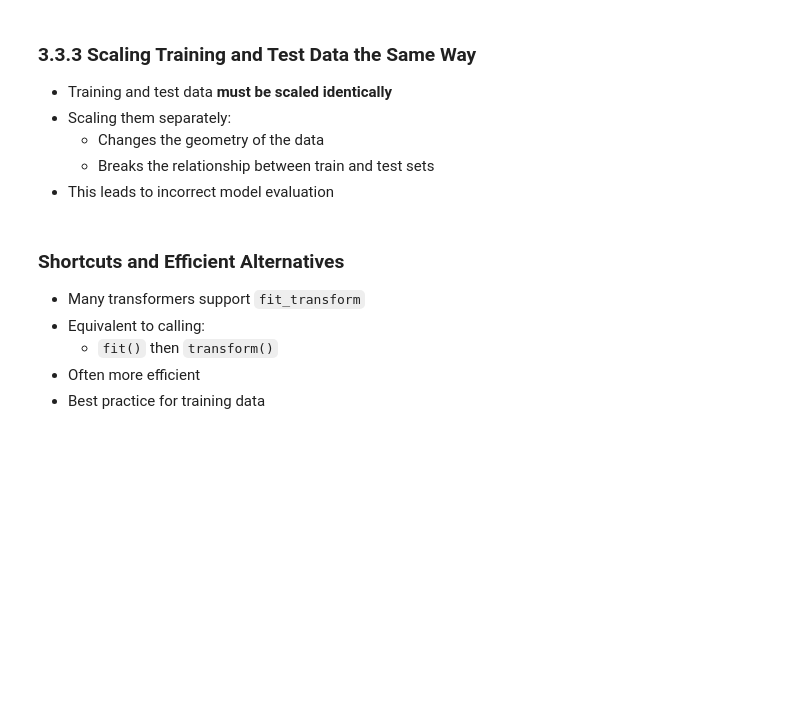
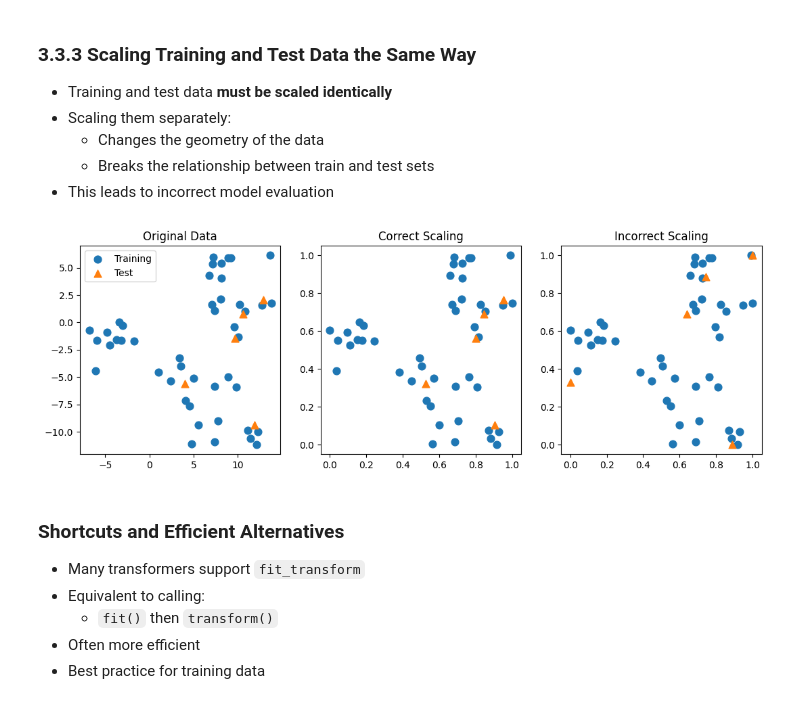
Before and after one commit to JordanDCunha/Introduction-to-Machine-Learning-with-Python, a Jupyter notebook: Chapter3.ipynb, the cells around one changed output. Drawn from its saved outputs; the diff is of its cells as text; code cells hidden in the pictures; blank space fills up the shorter version.

```diff
--- a/Chapter3.ipynb
+++ b/Chapter3.ipynb
@@ -294,36 +294,60 @@ per-feature maximum after scaling:
 - This leads to incorrect model evaluation
 # %%
 from sklearn.datasets import make_blobs
+from sklearn.model_selection import train_test_split
+from sklearn.preprocessing import MinMaxScaler
+import matplotlib.pyplot as plt
 
-X, _ = make_blobs(n_samples=50, centers=5, random_state=4, cluster_std=2)
-X_train, X_test = train_test_split(X, random_state=5, test_size=.1)
+# create synthetic blob data
+X_blobs, _ = make_blobs(
+    n_samples=50, centers=5, random_state=4, cluster_std=2
+)
+
+# train-test split (NOTE: different variable names)
+X_blobs_train, X_blobs_test = train_test_split(
+    X_blobs, random_state=5, test_size=0.1
+)
 
 fig, axes = plt.subplots(1, 3, figsize=(13, 4))
 
-axes[0].scatter(X_train[:, 0], X_train[:, 1], s=60, label="Training")
-axes[0].scatter(X_test[:, 0], X_test[:, 1], marker='^', s=60, label="Test")
+# --- Original data ---
+axes[0].scatter(X_blobs_train[:, 0], X_blobs_train[:, 1],
+                s=60, label="Training")
+axes[0].scatter(X_blobs_test[:, 0], X_blobs_test[:, 1],
+                marker='^', s=60, label="Test")
 axes[0].set_title("Original Data")
 axes[0].legend()
 
+# --- Correct scaling ---
 scaler = MinMaxScaler()
-scaler.fit(X_train)
-X_train_scaled = scaler.transform(X_train)
-X_test_scaled = scaler.transform(X_test)
+scaler.fit(X_blobs_train)
 
-axes[1].scatter(X_train_scaled[:, 0], X_train_scaled[:, 1], s=60)
-axes[1].scatter(X_test_scaled[:, 0], X_test_scaled[:, 1], marker='^', s=60)
+X_blobs_train_scaled = scaler.transform(X_blobs_train)
+X_blobs_test_scaled = scaler.transform(X_blobs_test)
+
+axes[1].scatter(X_blobs_train_scaled[:, 0],
+                X_blobs_train_scaled[:, 1], s=60)
+axes[1].scatter(X_blobs_test_scaled[:, 0],
+                X_blobs_test_scaled[:, 1],
+                marker='^', s=60)
 axes[1].set_title("Correct Scaling")
 
+# --- Incorrect scaling (fit on test!) ---
 test_scaler = MinMaxScaler()
-test_scaler.fit(X_test)
-X_test_scaled_bad = test_scaler.transform(X_test)
+test_scaler.fit(X_blobs_test)
 
-axes[2].scatter(X_train_scaled[:, 0], X_train_scaled[:, 1], s=60)
-axes[2].scatter(X_test_scaled_bad[:, 0], X_test_scaled_bad[:, 1],
+X_blobs_test_scaled_bad = test_scaler.transform(X_blobs_test)
+
+axes[2].scatter(X_blobs_train_scaled[:, 0],
+                X_blobs_train_scaled[:, 1], s=60)
+axes[2].scatter(X_blobs_test_scaled_bad[:, 0],
+                X_blobs_test_scaled_bad[:, 1],
                 marker='^', s=60)
 axes[2].set_title("Incorrect Scaling")
 
 plt.show()
+# %% [output]
+[figure, added]
 # %% [markdown]
 ### Shortcuts and Efficient Alternatives
 
```
Also changed, not shown: parts of 15 cells of this notebook.
